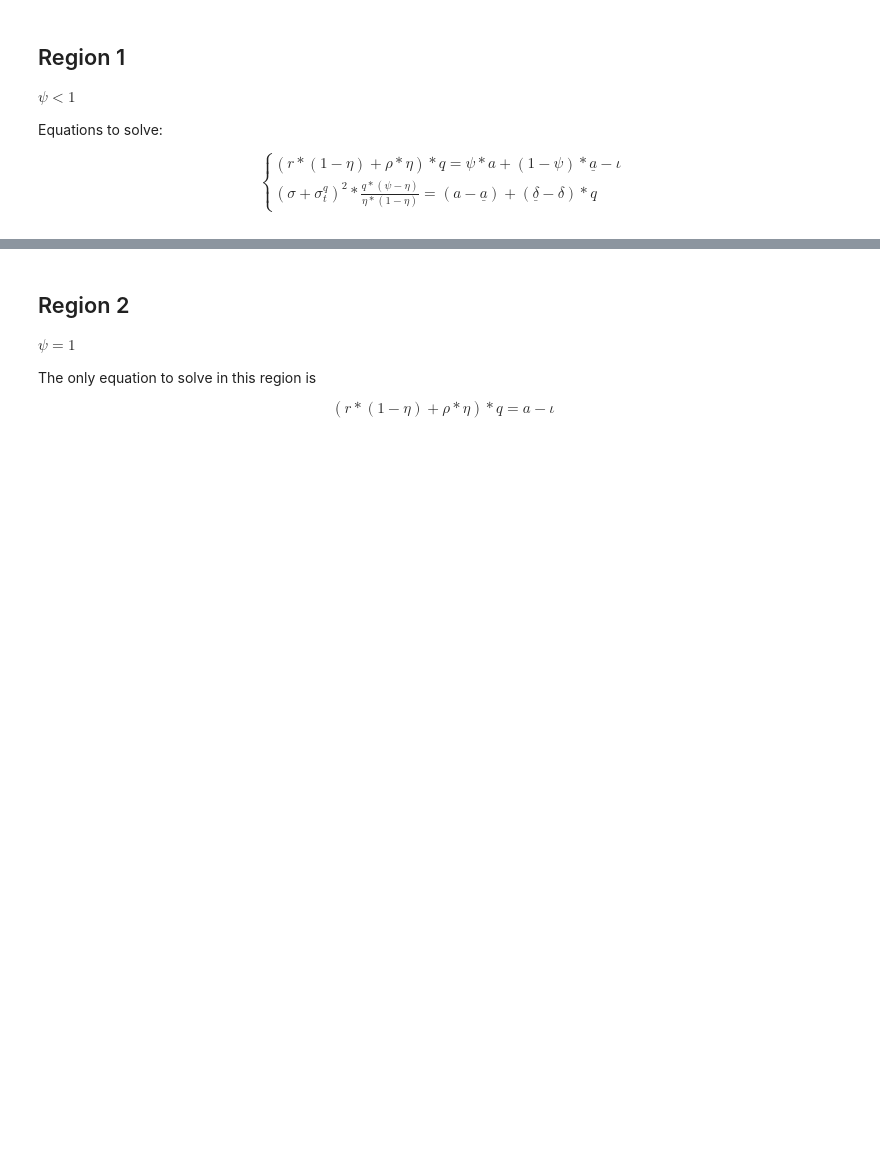
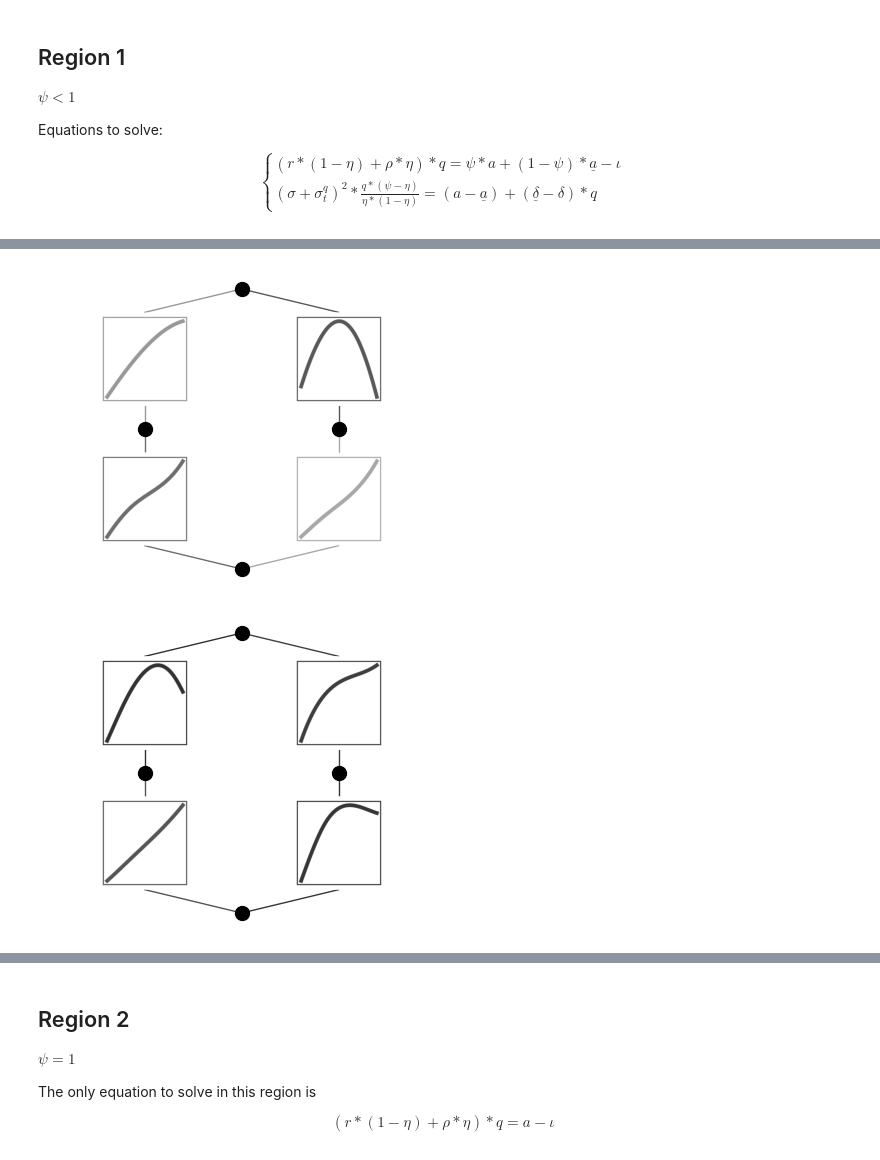
Before and after one commit to yuntaowu2000/active_learning_paper, a Jupyter notebook: 1d_problem_split_kan.ipynb, the cells around one changed output, grey strips where cells are left out. Saved outputs shown, nothing was run; the diff lists cells and outputs as text; code cells hidden in the pictures; blank space fills up the shorter version.

```diff
--- a/1d_problem_split_kan.ipynb
+++ b/1d_problem_split_kan.ipynb
@@ -189 +176,11 @@ total_loss: 0.0017
 [figure]
+# %%
+x = pde_model.sample(0)
+set_seeds(0)
+pde_model.endog_vars["q"].model(x)
+pde_model.endog_vars["psi"].model(x)
+pde_model.endog_vars["q"].model.plot()
+pde_model.endog_vars["psi"].model.plot()
+# %% [output]
+[figure, added]
+[figure, added]
```
Also changed, not shown: parts of 5 cells of this notebook, 22 other files.
